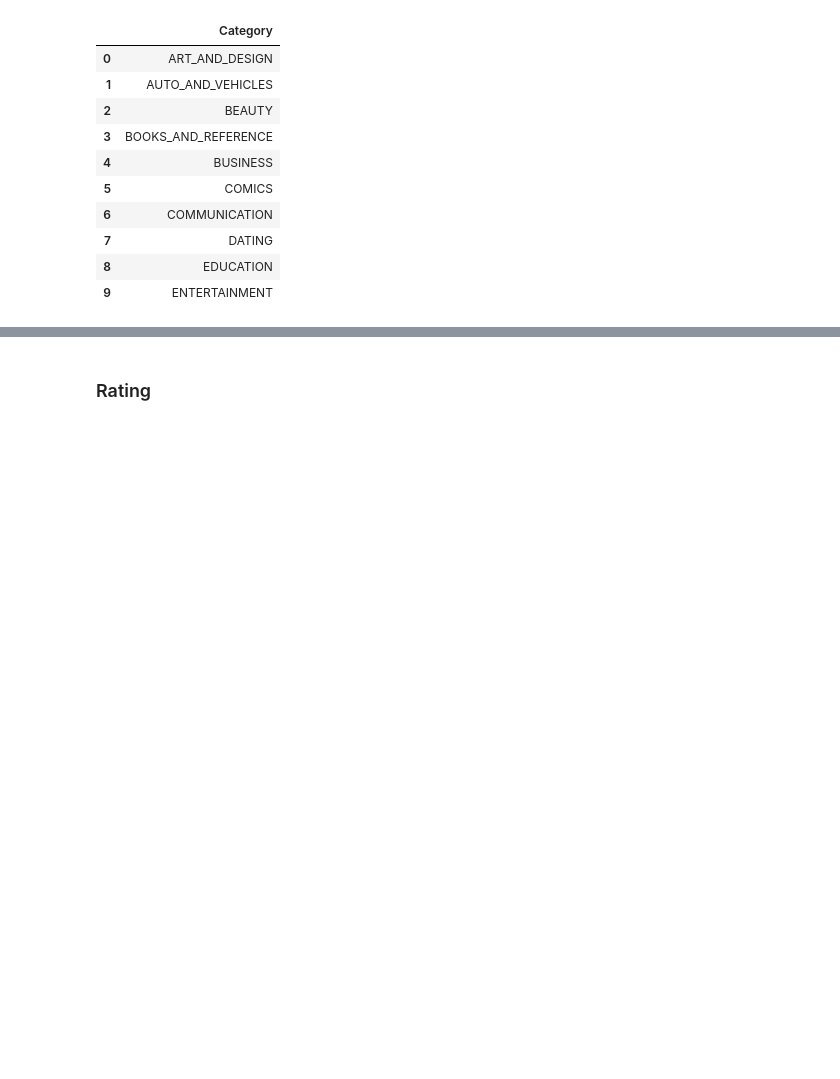
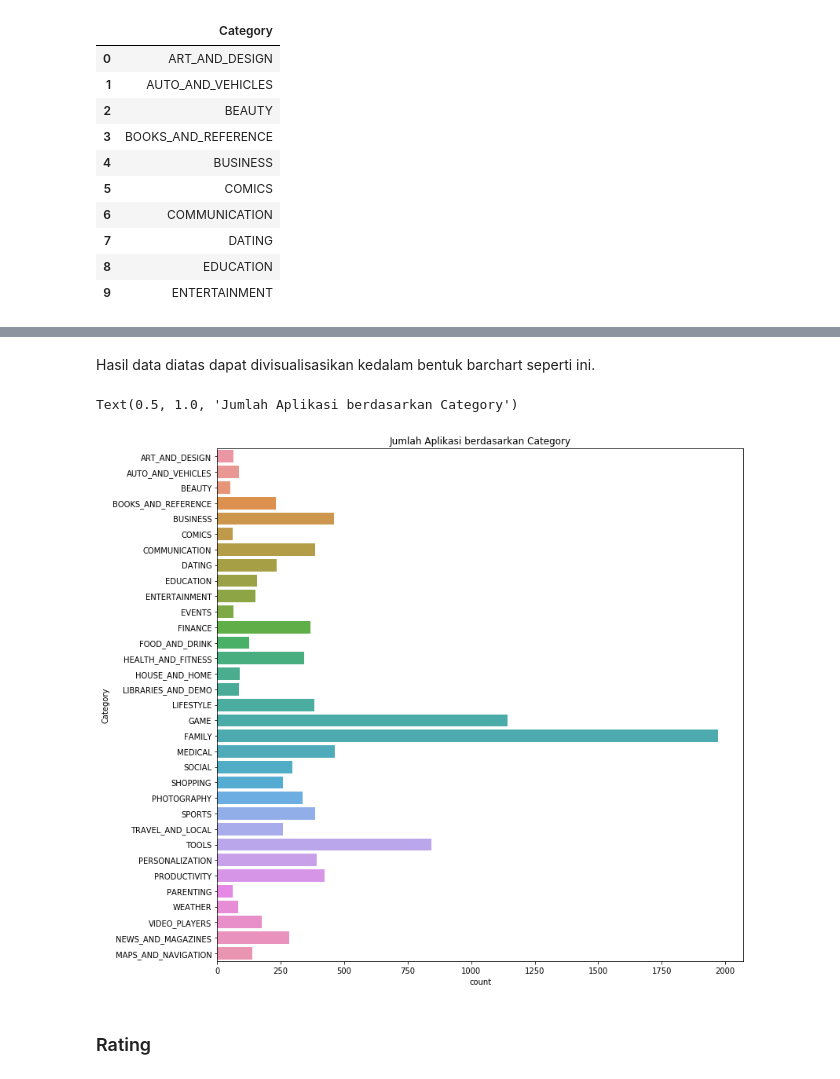
Before and after one commit to rafaelstevi/GooglePlaystore, a Jupyter notebook: Files/eda-googleplaystore.ipynb, the cells around one changed output, grey strips where cells are left out. Saved outputs shown, nothing was run; the diff lists cells and outputs as text; code cells hidden in the pictures; blank space fills up the shorter version.

Commit message:
adding matplotlib and visualization

```diff
--- a/Files/eda-googleplaystore.ipynb
+++ b/Files/eda-googleplaystore.ipynb
@@ -209,3 +234,12 @@ dfCat.head(10)
+# %% [markdown]
+Hasil data diatas dapat divisualisasikan kedalam bentuk barchart seperti ini.
+# %%
+plt.figure(figsize=(12,12))
+sns.countplot(y='Category',data = dfGapps)
+plt.title("Jumlah Aplikasi berdasarkan Category")
+# %% [output]
+Text(0.5, 1.0, 'Jumlah Aplikasi berdasarkan Category')
+[figure, added]
 # %% [markdown]
 ### Rating
 # %%
```
Also changed, not shown: parts of 15 cells of this notebook.
